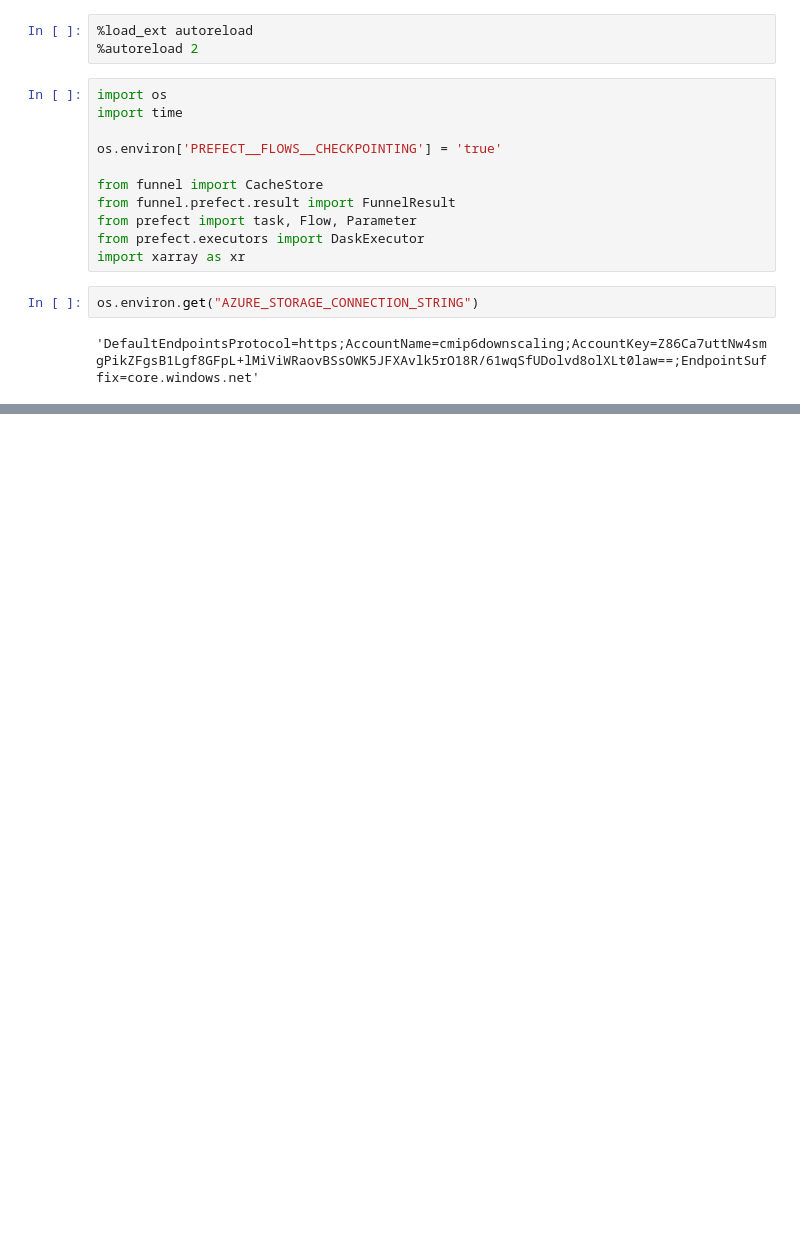
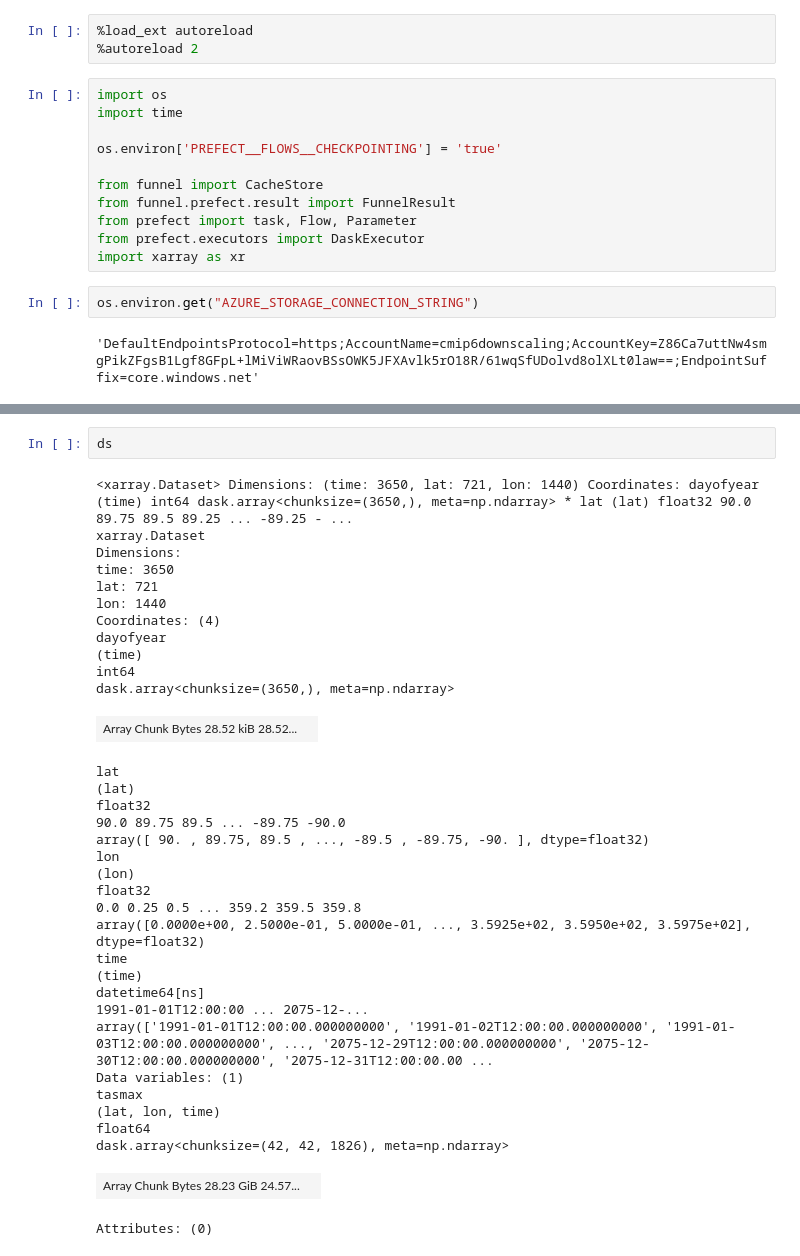
Before and after one commit to carbonplan/cmip6-downscaling, a Jupyter notebook: notebooks/maca_workflow.ipynb, the cells around one changed output, grey strips where cells are left out. Drawn from its saved outputs; the diff is of its cells as text; blank space fills up the shorter version.

```diff
--- a/notebooks/maca_workflow.ipynb
+++ b/notebooks/maca_workflow.ipynb
@@ -273,0 +178,37 @@ _copy_chunk((slice(2652, 2653, None), slice(30, 60, None), slice(90, 120,
+# %%
+ds
+# %% [output]
+<xarray.Dataset> Dimensions: (time: 3650, lat: 721, lon: 1440) Coordinates: dayofyear (time) int64 dask.array<chunksize=(3650,), meta=np.ndarray> * lat (lat) float32 90.0 89.75 89.5 89.25 ... -89.25 - ...
+xarray.Dataset
+Dimensions:
+time: 3650
+lat: 721
+lon: 1440
+Coordinates: (4)
+dayofyear
+(time)
+int64
+dask.array<chunksize=(3650,), meta=np.ndarray>
+| Array Chunk Bytes 28.52 kiB 28.52... |  |
+lat
+(lat)
+float32
+90.0 89.75 89.5 ... -89.75 -90.0
+array([ 90. , 89.75, 89.5 , ..., -89.5 , -89.75, -90. ], dtype=float32)
+lon
+(lon)
+float32
+0.0 0.25 0.5 ... 359.2 359.5 359.8
+array([0.0000e+00, 2.5000e-01, 5.0000e-01, ..., 3.5925e+02, 3.5950e+02, 3.5975e+02], dtype=float32)
+time
+(time)
+datetime64[ns]
+1991-01-01T12:00:00 ... 2075-12-...
+array(['1991-01-01T12:00:00.000000000', '1991-01-02T12:00:00.000000000', '1991-01-03T12:00:00.000000000', ..., '2075-12-29T12:00:00.000000000', '2075-12-30T12:00:00.000000000', '2075-12-31T12:00:00.00 ...
+Data variables: (1)
+tasmax
+(lat, lon, time)
+float64
+dask.array<chunksize=(42, 42, 1826), meta=np.ndarray>
+| Array Chunk Bytes 28.23 GiB 24.57... |  |
+Attributes: (0)
```
Also changed, not shown: parts of 45 cells of this notebook, 7 other files.
